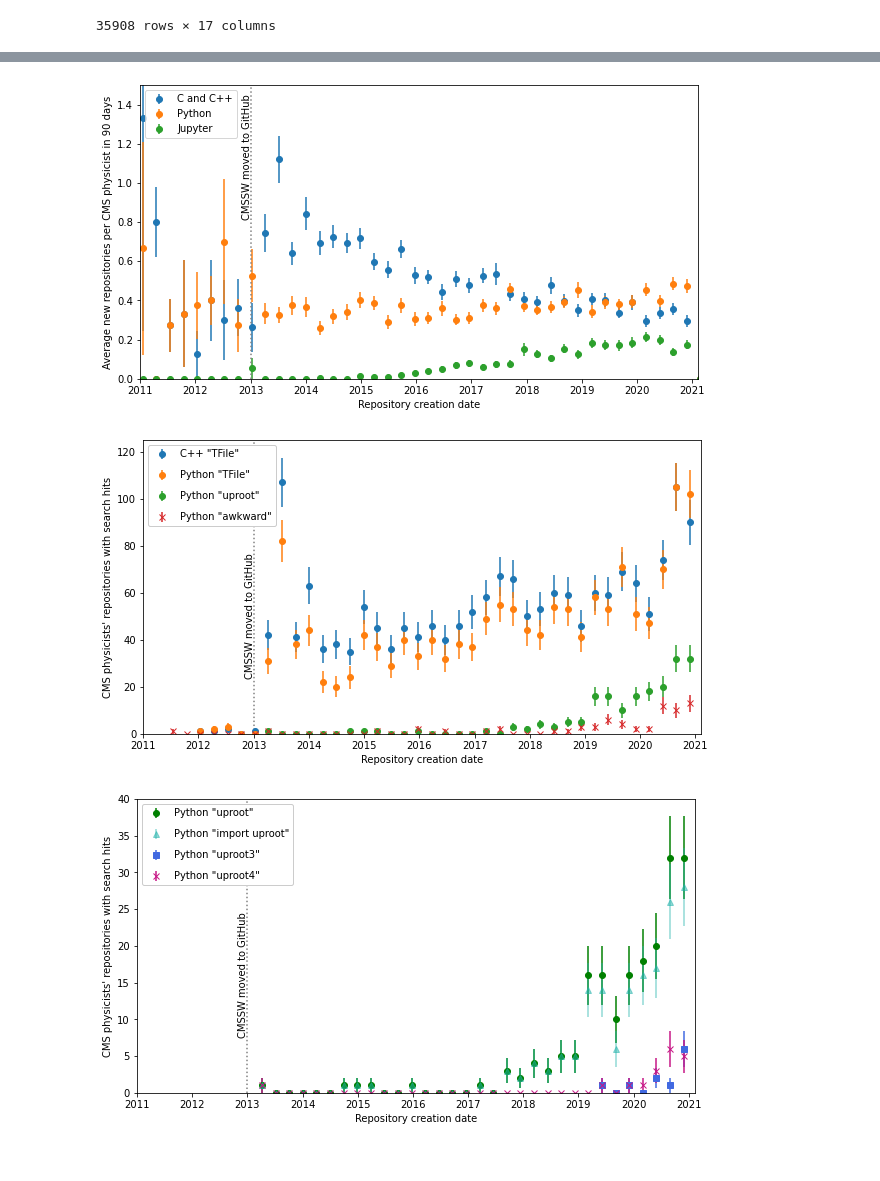
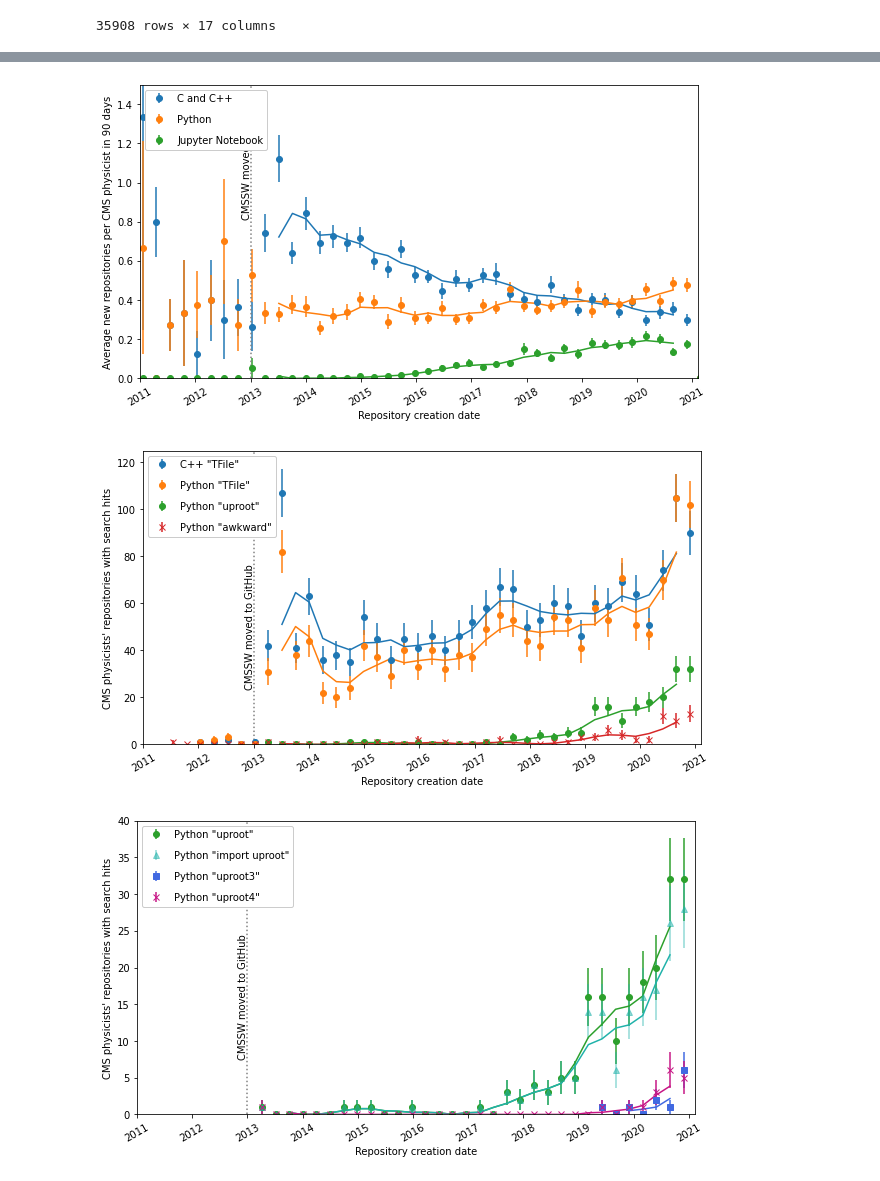
Before and after one commit to jpivarski-talks/2021-02-24-reload-statistics, a Jupyter notebook: analyze-github.ipynb, the cells around one changed output, grey strips where cells are left out. Cells and saved outputs as stored; diff of their text form; code cells hidden in the pictures.

Commit message:
Curves on all the GitHub plots.

```diff
--- a/analyze-github.ipynb
+++ b/analyze-github.ipynb
@@ -71,6 +71,12 @@ userrepos_cut = userrepos_cut[~userrepos_cut["fork"]]
 userrepos_cut["Python"] = userrepos_cut["language"] == "Python"
 userrepos_cut["Jupyter"] = userrepos_cut["language"] == "Jupyter Notebook"
 userrepos_cut["C and C++"] = (userrepos_cut["language"] == "C") | (userrepos_cut["language"] == "C++")
+# %%
+def smooth(series, colors, ax):
+    for s, c in zip(series, colors):
+        s[(pd.to_datetime("2013-01-01") < s.index.values) & (s.index.values < pd.to_datetime("2021-02-01"))].rolling(
+            4, center=True, win_type="gaussian"
+        ).mean(std=2).plot(color=c, ax=ax)
 # %%
 physicists = userrepos_cut.copy()
 physicists.index = physicists["created_at"]
@@ -117,21 +120,25 @@ y = (sumx / sum1)
 yerr = np.sqrt((sumxx / sum1) - (sumx / sum1)**2) / np.sqrt(sum1)
 # %%
 ax = y.plot(yerr=yerr, marker="o", ls="none", rot=0, figsize=(10, 6))
+smooth([y["C and C++"], y["Python"], y["Jupyter"]], ["tab:blue", "tab:orange", "tab:green"], ax)
 ax.axvline(pd.to_datetime("2013-01-01"), c="gray", ls=":")
 ax.text(pd.to_datetime("2013-01-01") - pd.to_timedelta("60 days"), 1.5*0.97, "CMSSW moved to GitHub", rotation=90, va="top")
 years = ("2011", "2012", "2013", "2014", "2015", "2016", "2017", "2018", "2019", "2020", "2021")
 ax.set_xticks([pd.to_datetime(x + "-01-01") for x in years])
 ax.set_xticklabels(years, ha="center")
 ax.set_xlabel("Repository creation date")
 ax.set_ylabel("Average new repositories per CMS physicist in 90 days")
 ax.set_xlim(pd.to_datetime("2011-01-01"), pd.to_datetime("2021-02-10"))
 ax.set_ylim(0, 1.5)
-ax.legend(loc="upper left")
+handles, labels = ax.get_legend_handles_labels()
+ax.legend(handles[3:], [
+    "C and C++", "Python", "Jupyter Notebook",
+], loc="upper left", labelspacing=1.1, framealpha=1)
 ax.get_figure().savefig("PLOTS-github/gihub-repo-language-byuser.svg")
 ax.get_figure().savefig("PLOTS-github/gihub-repo-language-byuser.pdf")
 ax.get_figure().savefig("PLOTS-github/gihub-repo-language-byuser.png")
 # %% [output]
-[figure, old version]
+[figure, new version]
 # %%
 def get_search_vstime(directory, wildcard="*", parent="forks-of-cmssw-2021-02-24/searches"):
     search_lists = {
@@ -172,6 +179,7 @@ ax = search_cpp_tfile.plot(yerr=np.sqrt(search_cpp_tfile), marker="o", ls="none"
 search_python_tfile.plot(yerr=np.sqrt(search_python_tfile), marker="o", ls="none", rot=0, ax=ax)
 search_uproot_vstime.plot(yerr=np.sqrt(search_uproot_vstime), marker="o", ls="none", rot=0, ax=ax)
 search_awkward_vstime.plot(yerr=np.sqrt(search_awkward_vstime), marker="x", ls="none", rot=0, ax=ax)
+smooth([search_cpp_tfile, search_python_tfile, search_uproot_vstime, search_awkward_vstime], ["tab:blue", "tab:orange", "tab:green", "tab:red"], ax)
 years = ("2011", "2012", "2013", "2014", "2015", "2016", "2017", "2018", "2019", "2020", "2021")
 ax.set_xticks([pd.to_datetime(x + "-01-01") for x in years])
 ax.set_xticklabels(years, ha="center")
@@ -179,7 +187,8 @@ ax.set_xlabel("Repository creation date")
 ax.set_ylabel("CMS physicists' repositories with search hits")
 ax.set_xlim(pd.to_datetime("2011-01-01"), pd.to_datetime("2021-02-10"))
 ax.set_ylim(0, 125)
-ax.legend([
+handles, labels = ax.get_legend_handles_labels()
+ax.legend(handles[4:], [
     "C++ \"TFile\"", "Python \"TFile\"", "Python \"uproot\"", "Python \"awkward\"",
 ], loc="upper left", labelspacing=1.1, framealpha=1)
 ax.axvline(pd.to_datetime("2013-01-01"), c="gray", ls=":")
@@ -188,17 +197,18 @@ ax.get_figure().savefig("PLOTS-github/gihub-search-tfile-uproot-awkward.svg")
 ax.get_figure().savefig("PLOTS-github/gihub-search-tfile-uproot-awkward.pdf")
 ax.get_figure().savefig("PLOTS-github/gihub-search-tfile-uproot-awkward.png")
 # %% [output]
-[figure, old version]
+[figure, new version]
 # %%
 search_uproot_vstime = get_search_vstime("python-uproot")
 search_import_uproot_vstime = get_search_vstime("python-import-uproot")
 search_uproot3_vstime = get_search_vstime("python-uproot3")
 search_uproot4_vstime = get_search_vstime("python-uproot4")
 
-ax = search_uproot_vstime.plot(yerr=np.sqrt(search_uproot_vstime), marker="o", c="green", ls="none", rot=0, figsize=(10, 6))
+ax = search_uproot_vstime.plot(yerr=np.sqrt(search_uproot_vstime), marker="o", c="tab:green", ls="none", rot=0, figsize=(10, 6))
 search_import_uproot_vstime.plot(yerr=np.sqrt(search_import_uproot_vstime), marker="^", c="lightseagreen", alpha=0.5, ls="none", rot=0, ax=ax)
 search_uproot3_vstime.plot(yerr=np.sqrt(search_uproot3_vstime), marker="s", c="royalblue", ls="none", rot=0, ax=ax)
 search_uproot4_vstime.plot(yerr=np.sqrt(search_uproot4_vstime), marker="x", c="mediumvioletred", ls="none", rot=0, ax=ax)
+smooth([search_uproot_vstime, search_import_uproot_vstime, search_uproot3_vstime, search_uproot4_vstime], ["tab:green", "lightseagreen", "royalblue", "mediumvioletred"], ax)
 years = ("2011", "2012", "2013", "2014", "2015", "2016", "2017", "2018", "2019", "2020", "2021")
 ax.set_xticks([pd.to_datetime(x + "-01-01") for x in years])
 ax.set_xticklabels(years, ha="center")
@@ -206,7 +216,8 @@ ax.set_xlabel("Repository creation date")
 ax.set_ylabel("CMS physicists' repositories with search hits")
 ax.set_xlim(pd.to_datetime("2011-01-01"), pd.to_datetime("2021-02-10"))
 ax.set_ylim(0, 40)
-ax.legend([
+handles, labels = ax.get_legend_handles_labels()
+ax.legend(handles[4:], [
     "Python \"uproot\"", "Python \"import uproot\"", "Python \"uproot3\"", "Python \"uproot4\"",
 ], loc="upper left", labelspacing=1.1, framealpha=1)
 ax.axvline(pd.to_datetime("2013-01-01"), c="gray", ls=":")
@@ -215,7 +226,7 @@ ax.get_figure().savefig("PLOTS-github/gihub-search-uproot-variations.svg")
 ax.get_figure().savefig("PLOTS-github/gihub-search-uproot-variations.pdf")
 ax.get_figure().savefig("PLOTS-github/gihub-search-uproot-variations.png")
 # %% [output]
-[figure, old version]
+[figure, new version]
 # %%
 search_awkward_vstime = get_search_vstime("python-awkward")
 search_import_awkward_vstime = get_search_vstime("python-import-awkward")
```
Also changed, not shown: parts of 10 cells of this notebook.
